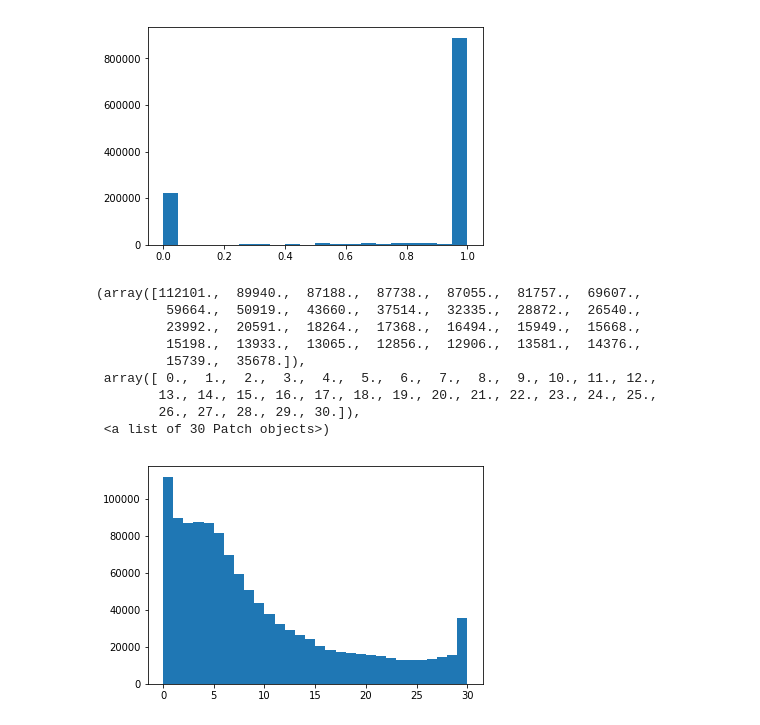
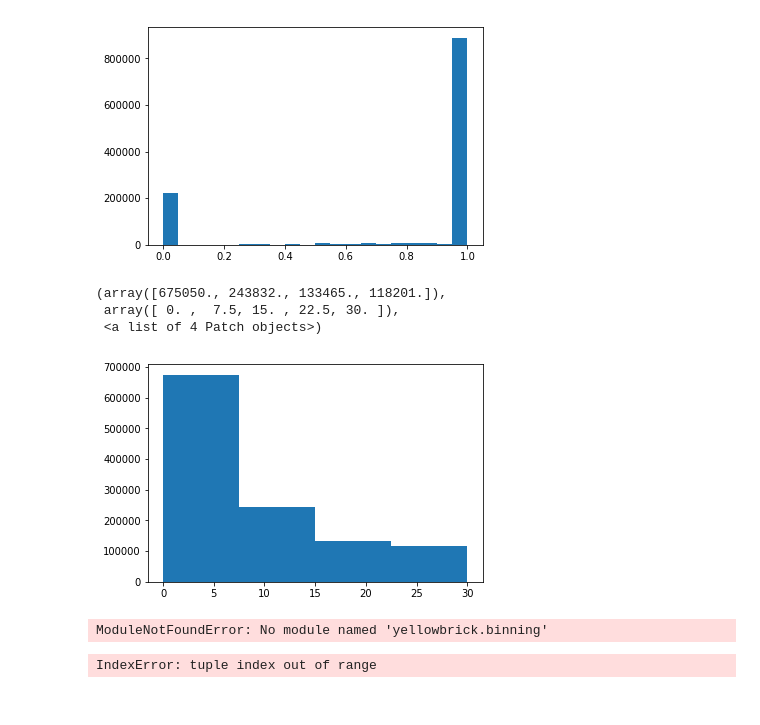
Before and after one commit to georgetown-analytics/Kiva, a Jupyter notebook: Kivainvestigation_Tom.ipynb, the cells around one changed output. Drawn from its saved outputs; the diff is of its cells as text; code cells hidden in the pictures.

```diff
--- a/Kivainvestigation_Tom.ipynb
+++ b/Kivainvestigation_Tom.ipynb
@@ -118,8 +121,5 @@ cleanloans.drop(['sector_name'],axis=1, inplace=True)
 cleanloans = pd.concat([cleanloans,pd.get_dummies(cleanloans['distribution_model'], prefix='distribution_model')],axis=1)
 cleanloans.drop(['distribution_model'],axis=1, inplace=True)
 
-cleanloans = pd.concat([cleanloans,pd.get_dummies(cleanloans['currency'], prefix='currency')],axis=1)
-cleanloans.drop(['currency'],axis=1, inplace=True)
-
 cleanloans = pd.concat([cleanloans,pd.get_dummies(cleanloans['repayment_interval'], prefix='repayment_interval')],axis=1)
 cleanloans.drop(['repayment_interval'],axis=1, inplace=True)
@@ -191,15 +212,34 @@ plt.hist(cleanloans['num_borrowers_female_pct'], bins=20)
 # %%
 import matplotlib.pyplot as plt
 
-plt.hist(cleanloans['posted_to_raised_days'], bins=30)
+plt.hist(cleanloans['posted_to_raised_days'], bins=4)
 # %% [output]
-(array([112101.,  89940.,  87188.,  87738.,  87055.,  81757.,  69607.,
-         59664.,  50919.,  43660.,  37514.,  32335.,  28872.,  26540.,
-         23992.,  20591.,  18264.,  17368.,  16494.,  15949.,  15668.,
-         15198.,  13933.,  13065.,  12856.,  12906.,  13581.,  14376.,
-         15739.,  35678.]),
- array([ 0.,  1.,  2.,  3.,  4.,  5.,  6.,  7.,  8.,  9., 10., 11., 12.,
-        13., 14., 15., 16., 17., 18., 19., 20., 21., 22., 23., 24., 25.,
-        26., 27., 28., 29., 30.]),
- <a list of 30 Patch objects>)
+(array([675050., 243832., 133465., 118201.]),
+ array([ 0. ,  7.5, 15. , 22.5, 30. ]),
+ <a list of 4 Patch objects>)
-[figure, old version]
+[figure, new version]
+# %%
+import yellowbrick
+from yellowbrick.binning import BalancedBinningReference
+
+# Load the a regression data set
+data = cleanloans
+
+# Extract the target of interest
+y = data["posted_to_raised_days"]
+
+# Instantiate the visualizer
+visualizer = BalancedBinningReference()
+
+visualizer.fit(y)          # Fit the data to the visualizer
+visualizer.poof()          # Draw/show/poof the data
+# %% [output]
+ModuleNotFoundError: No module named 'yellowbrick.binning'
+# %%
+from yellowbrick.features import ParallelCoordinates
+
+visualizer = ParallelCoordinates()
+visualizer.fit_transform(X, y)
+visualizer.poof()
+# %% [output]
+IndexError: tuple index out of range
```
Also changed, not shown: parts of 4 cells of this notebook.
